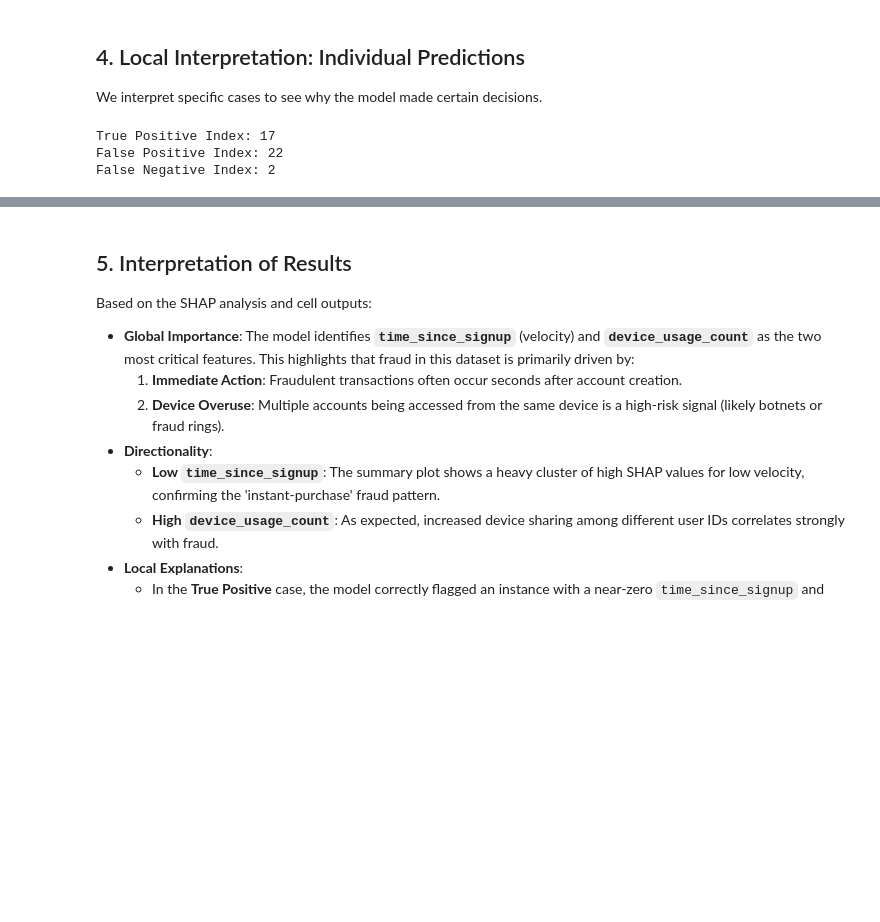
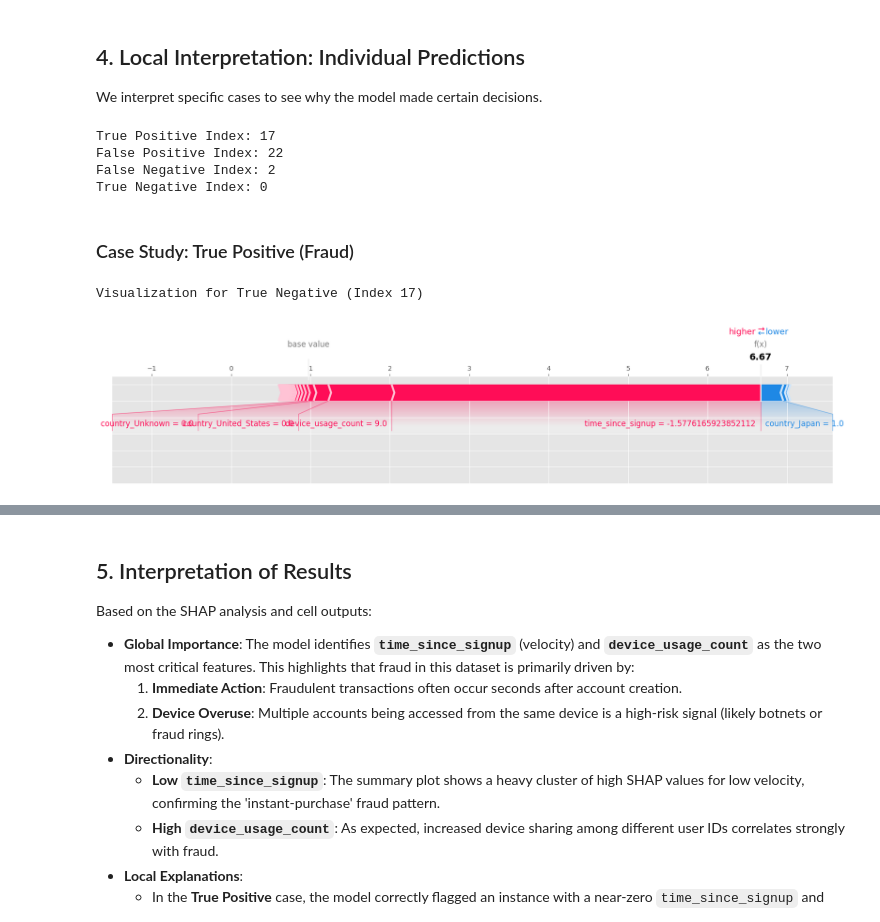
Before and after one commit to zerubabelalpha/fraud-detection, a Jupyter notebook: notebooks/shap-explainability.ipynb, the cells around one changed output, grey strips where cells are left out. Cells and saved outputs as stored; diff of their text form; code cells hidden in the pictures; blank space fills up the shorter version.

Commit message:
feat: SHAP force plotts added with different cases

```diff
--- a/notebooks/shap-explainability.ipynb
+++ b/notebooks/shap-explainability.ipynb
@@ -104,8 +104,11 @@ fp_idx = results_df[(results_df['Actual'] == 0) & (results_df['Predicted'] == 1)
 # Case 3: False Negative (Missed fraud)
 fn_idx = results_df[(results_df['Actual'] == 1) & (results_df['Predicted'] == 0)].index[0]
 
-indices = [tp_idx, fp_idx, fn_idx]
-labels = ["True Positive", "False Positive", "False Negative"]
+# Case 4: True Negative (Correctly identified legitimate)
+tn_idx = results_df[(results_df['Actual'] == 0) & (results_df['Predicted'] == 0)].index[0]
+
+indices = [tp_idx, fp_idx, fn_idx, tn_idx]
+labels = ["True Positive", "False Positive", "False Negative", "True Negative"]
 
 for idx, label in zip(indices, labels):
     print(f"{label} Index: {idx}")
@@ -113,3 +116,19 @@ for idx, label in zip(indices, labels):
 True Positive Index: 17
 False Positive Index: 22
 False Negative Index: 2
+True Negative Index: 0
+# %% [markdown]
+### Case Study: True Positive (Fraud)
+# %%
+# Visualization for True Positive (Fraud)
+idx = tp_idx
+val = shap_values[idx] if len(shap_values.shape) == 2 else shap_values[1][idx]
+expected_val = explainer.expected_value
+if isinstance(expected_val, (list, np.ndarray)) and len(expected_val) > 1:
+    expected_val = expected_val[1]
+
+print(f'Visualization for {label} (Index {idx})')
+shap.force_plot(expected_val, val, X_test.iloc[idx], matplotlib=True)
+# %% [output]
+Visualization for True Negative (Index 17)
+[figure, added]
```
Also changed, not shown: parts of 7 cells of this notebook.
